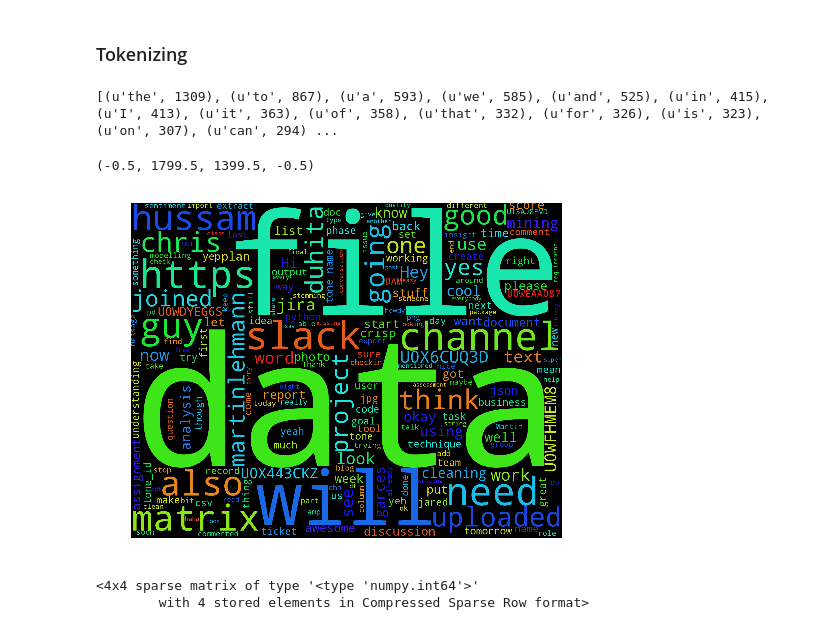
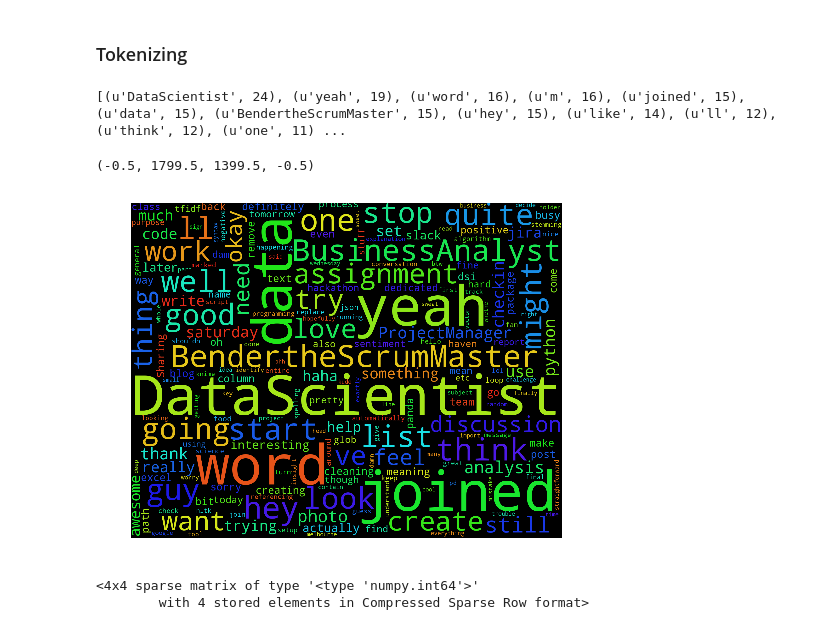
Before and after one commit to JaredChung/DSI_Assignment, a Jupyter notebook: D-Matrix_Notebook.ipynb, the cells around one changed output. Cells and saved outputs as stored; diff of their text form; code cells hidden in the pictures.

```diff
--- a/D-Matrix_Notebook.ipynb
+++ b/D-Matrix_Notebook.ipynb
@@ -207,7 +209,7 @@ from collections import Counter
 
 
 count_all = Counter()
-for line in data.text:
+for line in data[data.name == 'jared']['clean_text']:
     # Create a list with all the terms
     text = line.split()
     # Update the counter
@@ -215,27 +217,27 @@ for line in data.text:
     # Print the first 5 most frequent words
 print(count_all.most_common(20))
 # %% [output]
-[(u'the', 1309), (u'to', 867), (u'a', 593), (u'we', 585), (u'and', 525), (u'in', 415), (u'I', 413), (u'it', 363), (u'of', 358), (u'that', 332), (u'for', 326), (u'is', 323), (u'on', 307), (u'can', 294) ...
+[(u'DataScientist', 24), (u'yeah', 19), (u'word', 16), (u'm', 16), (u'joined', 15), (u'data', 15), (u'BendertheScrumMaster', 15), (u'hey', 15), (u'like', 14), (u'll', 12), (u'think', 12), (u'one', 11) ...
 # %%
 from wordcloud import WordCloud, STOPWORDS
-words = ' '.join(data['text'])
+words = ' '.join(data[data.name == 'jared']['clean_text'])
 
 wordcloud = WordCloud(
                       #font_path='/Users/sebastian/Library/Fonts/CabinSketch-Bold.ttf',
                       stopwords=STOPWORDS,
                       background_color='black',
                       width=1800,
                       height=1400
                      ).generate(words)
 fig = plt.figure(figsize=(10,6))
 ax = fig.add_subplot(1,1,1)
 ax.imshow(wordcloud)
 plt.axis('off')
 #plt.savefig('./my_twitter_wordcloud_1.png', dpi=300)
 #plt.show()
 # %% [output]
 (-0.5, 1799.5, 1399.5, -0.5)
-[figure, old version]
+[figure, new version]
 # %%
 count_vectorizer = CountVectorizer()
 
```
Also changed, not shown: parts of 9 cells of this notebook.
